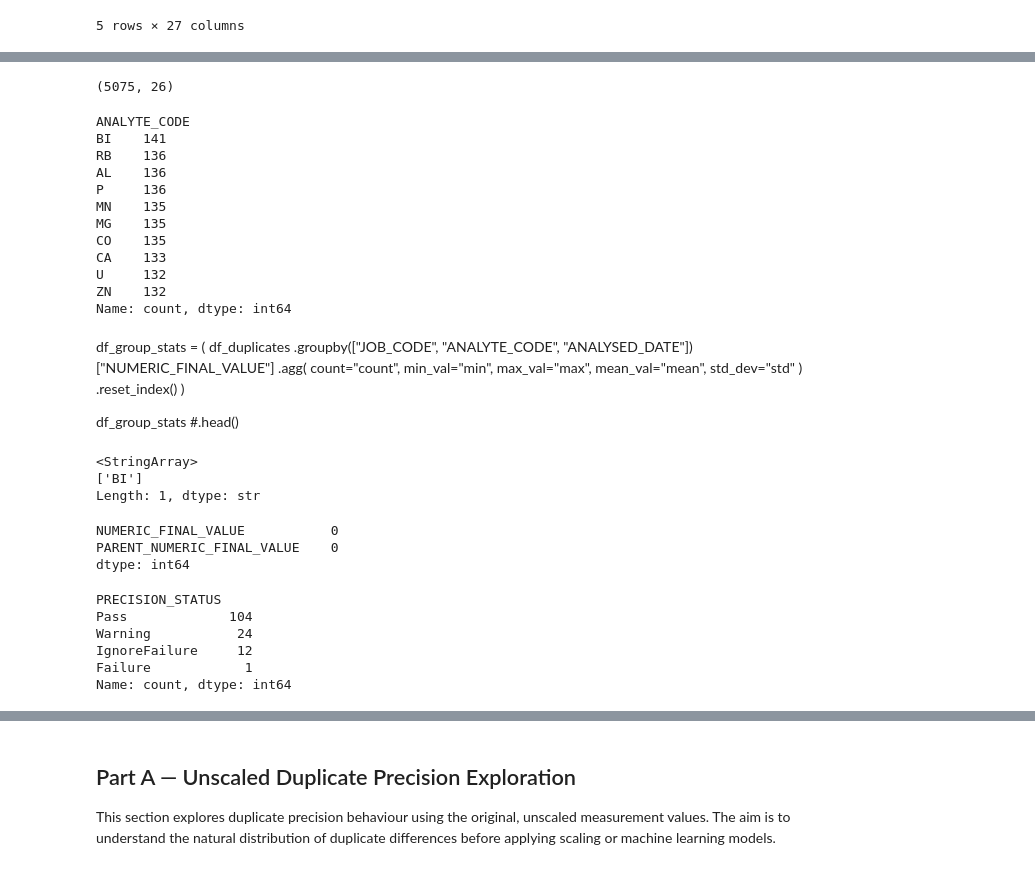
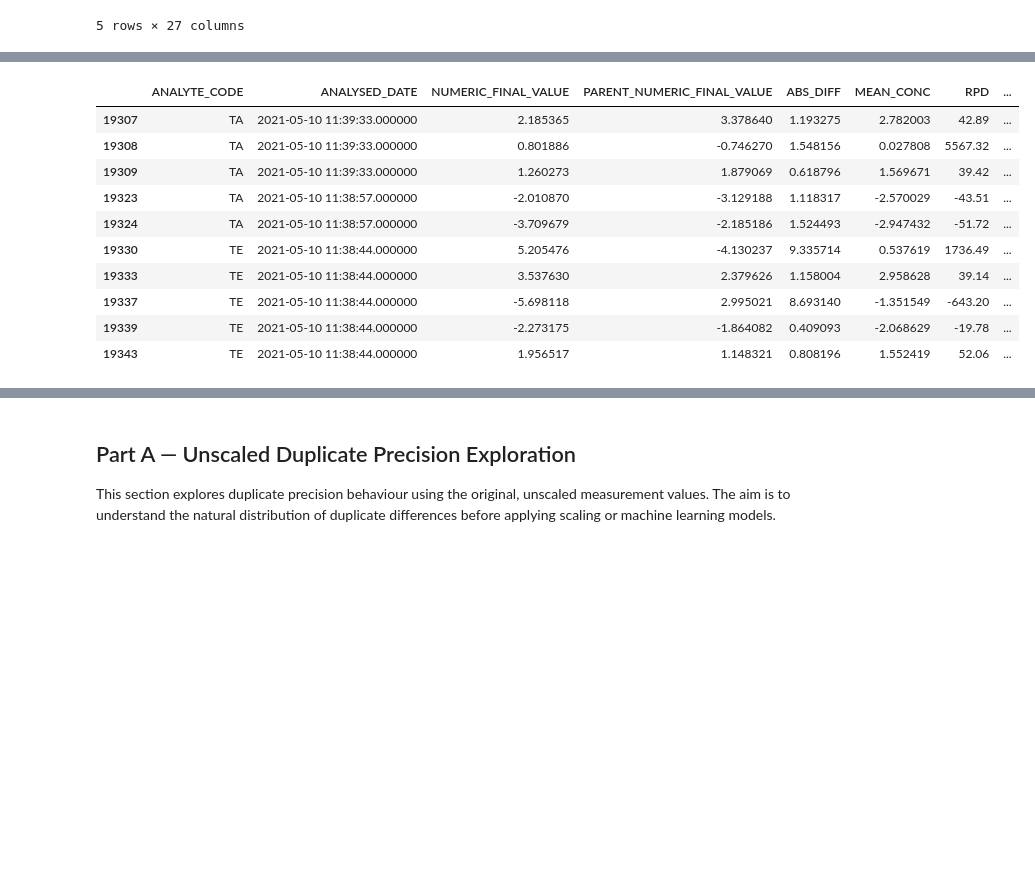
Before and after one commit to Jettiz/QUT-Capstone-Team-32-Datamine-QC-Quality-Control, a Jupyter notebook: notebooks/04_qc_duplicate_analysis.ipynb, the cells around one changed output, grey strips where cells are left out. Drawn from its saved outputs; the diff is of its cells as text; code cells hidden in the pictures; blank space fills up the shorter version.

```diff
--- a/notebooks/04_qc_duplicate_analysis.ipynb
+++ b/notebooks/04_qc_duplicate_analysis.ipynb
@@ -55,10 +59,3 @@ df.head()
 | 3 | Replicate | Sample | Sample | TSV_LB0016663011 | 18.525452 | 2021-11-22 16:37:33.000000 | GE_IMS40Q12 | ... |
 | 4 | Standard | OREAS_905 | OREAS_905 | TSV_LB0016663011 | 11.742601 | 2021-11-22 16:37:33.000000 | GE_IMS40Q12 | ... |
 5 rows × 27 columns
-# %%
-# INSTRUMENT_ID is effectively empty:
-# - 99,998 out of 99,999 rows are NULL
-# - Only one populated value exists
-# Therefore, it provides no useful analytical value for this exploration.
-
-df = df.drop(columns=["INSTRUMENT_ID"])
@@ -71,0 +253,3 @@ df_duplicates.to_csv("../data/processed/duplicates_only.csv", index=False)
+# %%
+df_duplicates_model = build_precision_features(df_duplicates)
+df_replicates_model = build_precision_features(df_replicates)
@@ -72,35 +259,14 @@ df_duplicates.to_csv("../data/processed/duplicates_only.csv", index=False)
 # %%
-df_duplicates.shape
+df_duplicates_model.head(10)
 # %% [output]
-(5075, 26)
+|  | ANALYTE_CODE | ANALYSED_DATE | NUMERIC_FINAL_VALUE | PARENT_NUMERIC_FINAL_VALUE | ABS_DIFF | MEAN_CONC | RPD | ... |
+| 19307 | TA | 2021-05-10 11:39:33.000000 | 2.185365 | 3.378640 | 1.193275 | 2.782003 | 42.89 | ... |
+| 19308 | TA | 2021-05-10 11:39:33.000000 | 0.801886 | -0.746270 | 1.548156 | 0.027808 | 5567.32 | ... |
+| 19309 | TA | 2021-05-10 11:39:33.000000 | 1.260273 | 1.879069 | 0.618796 | 1.569671 | 39.42 | ... |
+| 19323 | TA | 2021-05-10 11:38:57.000000 | -2.010870 | -3.129188 | 1.118317 | -2.570029 | -43.51 | ... |
+| 19324 | TA | 2021-05-10 11:38:57.000000 | -3.709679 | -2.185186 | 1.524493 | -2.947432 | -51.72 | ... |
+| 19330 | TE | 2021-05-10 11:38:44.000000 | 5.205476 | -4.130237 | 9.335714 | 0.537619 | 1736.49 | ... |
+| 19333 | TE | 2021-05-10 11:38:44.000000 | 3.537630 | 2.379626 | 1.158004 | 2.958628 | 39.14 | ... |
+| 19337 | TE | 2021-05-10 11:38:44.000000 | -5.698118 | 2.995021 | 8.693140 | -1.351549 | -643.20 | ... |
+| 19339 | TE | 2021-05-10 11:38:44.000000 | -2.273175 | -1.864082 | 0.409093 | -2.068629 | -19.78 | ... |
+| 19343 | TE | 2021-05-10 11:38:44.000000 | 1.956517 | 1.148321 | 0.808196 | 1.552419 | 52.06 | ... |
-# %%
-df_duplicates["ANALYTE_CODE"].value_counts().head(10)
-# %% [output]
-ANALYTE_CODE
-BI    141
-RB    136
-AL    136
-P     136
-MN    135
-MG    135
-CO    135
-CA    133
-U     132
-ZN    132
-Name: count, dtype: int64
-# %% [markdown]
-df_group_stats = (
-    df_duplicates
-    .groupby(["JOB_CODE", "ANALYTE_CODE", "ANALYSED_DATE"])
-    ["NUMERIC_FINAL_VALUE"]
-    .agg(
-        count="count",
-        min_val="min",
-        max_val="max",
-        mean_val="mean",
-        std_dev="std"
-    )
-    .reset_index()
-)
-
-df_group_stats #.head()
@@ -112,21 +272,0 @@ df_duplicates_BI.to_csv("../data/processed/duplicates_BI_only.csv", index=False)
-# %%
-df_duplicates_BI["ANALYTE_CODE"].unique()
-# %% [output]
-<StringArray>
-['BI']
-Length: 1, dtype: str
-# %%
-df_duplicates_BI[["NUMERIC_FINAL_VALUE", "PARENT_NUMERIC_FINAL_VALUE"]].isna().sum()
-# %% [output]
-NUMERIC_FINAL_VALUE           0
-PARENT_NUMERIC_FINAL_VALUE    0
-dtype: int64
-# %%
-df_duplicates_BI["PRECISION_STATUS"].value_counts()
-# %% [output]
-PRECISION_STATUS
-Pass             104
-Warning           24
-IgnoreFailure     12
-Failure            1
-Name: count, dtype: int64
```
Also changed, not shown: parts of 26 cells of this notebook.
